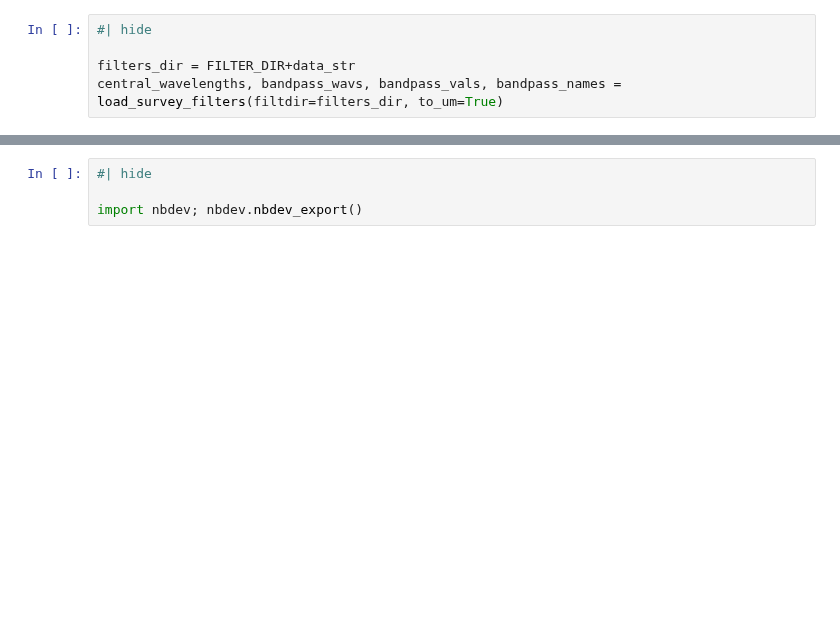
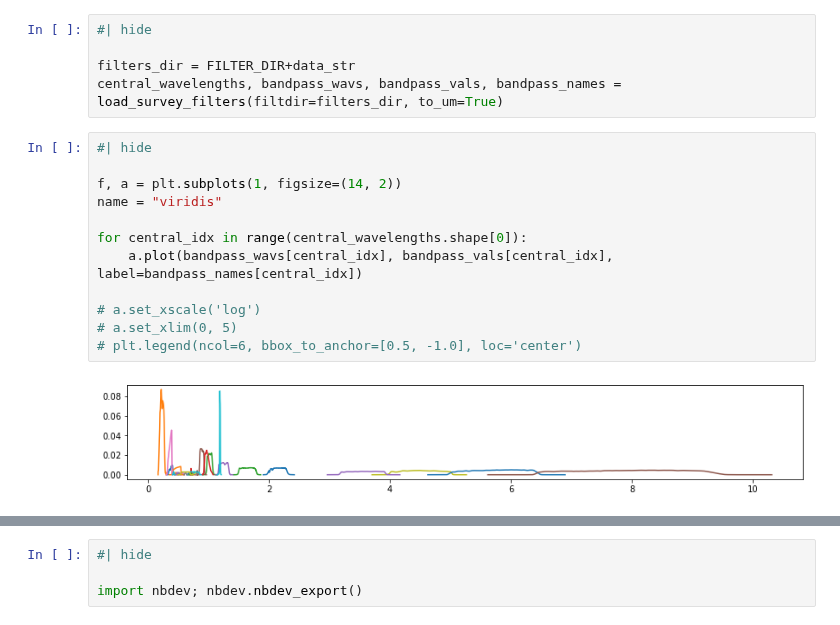
Before and after one commit to nesar/watercolor, a Jupyter notebook: nbs/06_filter_convolve.ipynb, the cells around one changed output, grey strips where cells are left out. Saved outputs shown, nothing was run; the diff lists cells and outputs as text; blank space fills up the shorter version.

```diff
--- a/nbs/06_filter_convolve.ipynb
+++ b/nbs/06_filter_convolve.ipynb
@@ -230,6 +210,20 @@ def sed_to_mock_phot(central_wavelengths, sed_um_wave, sed_mJy_flux,
 
 filters_dir = FILTER_DIR+data_str
 central_wavelengths, bandpass_wavs, bandpass_vals, bandpass_names = load_survey_filters(filtdir=filters_dir, to_um=True)
+# %%
+#| hide
+
+f, a = plt.subplots(1, figsize=(14, 2))
+name = "viridis"
+
+for central_idx in range(central_wavelengths.shape[0]):
+    a.plot(bandpass_wavs[central_idx], bandpass_vals[central_idx], label=bandpass_names[central_idx])
+
+# a.set_xscale('log')
+# a.set_xlim(0, 5)
+# plt.legend(ncol=6, bbox_to_anchor=[0.5, -1.0], loc='center')
+# %% [output]
+[figure, added]
 # %%
 #| hide
 
```
Also changed, not shown: parts of 8 cells of this notebook, 2 other files.
